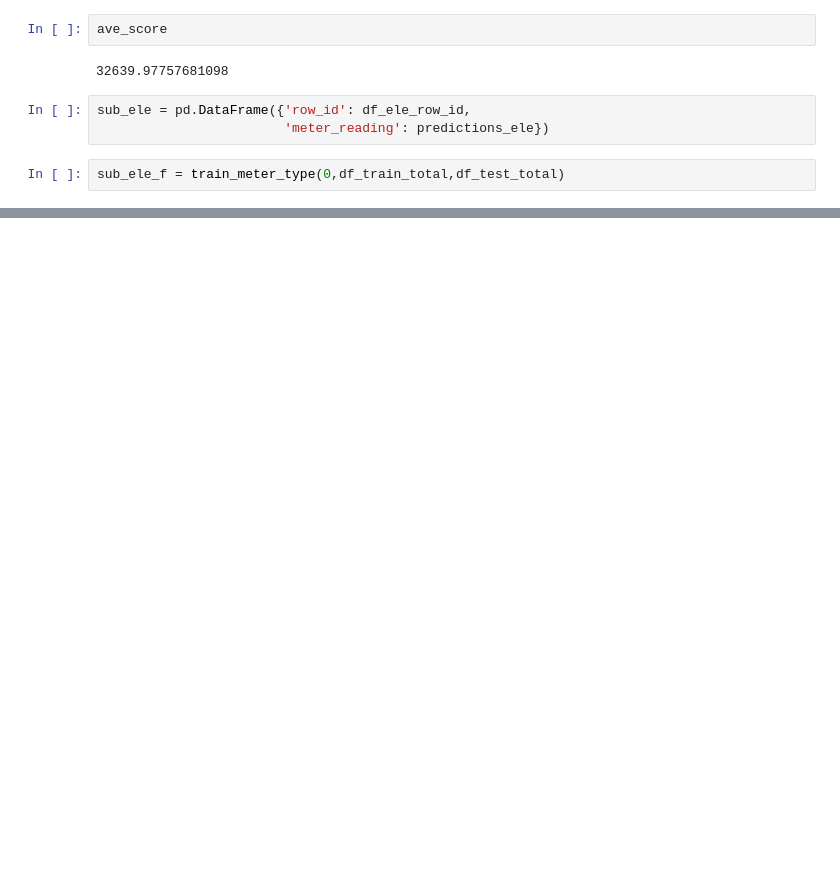
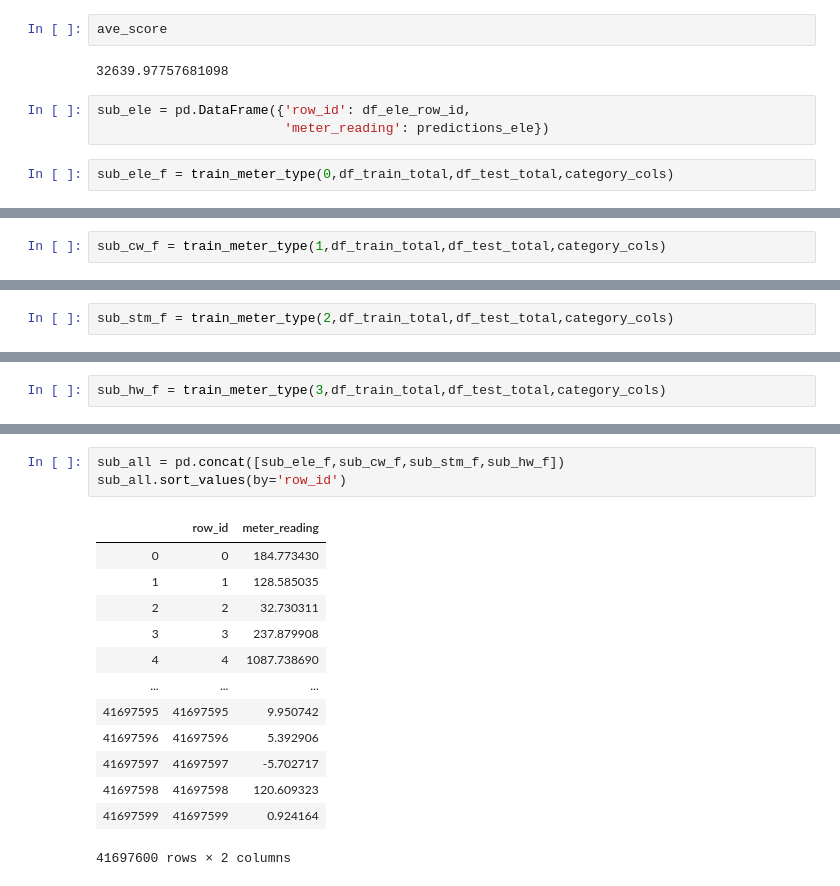
Before and after one commit to haataa/Great_Energy_Predictor, a Jupyter notebook: Baseline.ipynb, the cells around one changed output, grey strips where cells are left out. Saved outputs shown, nothing was run; the diff lists cells and outputs as text; blank space fills up the shorter version.

```diff
--- a/Baseline.ipynb
+++ b/Baseline.ipynb
@@ -178,7 +166,7 @@ ave_score
 sub_ele = pd.DataFrame({'row_id': df_ele_row_id,
                         'meter_reading': predictions_ele})
 # %%
-sub_ele_f = train_meter_type(0,df_train_total,df_test_total)
+sub_ele_f = train_meter_type(0,df_train_total,df_test_total,category_cols)
 # %% [output]
 train model
 Fold 0
@@ -186,0 +189,2 @@ KeyboardInterrupt:
+# %%
+sub_cw_f = train_meter_type(1,df_train_total,df_test_total,category_cols)
@@ -186,0 +210,2 @@ KeyboardInterrupt:
+# %%
+sub_stm_f = train_meter_type(2,df_train_total,df_test_total,category_cols)
@@ -186,0 +231,2 @@ KeyboardInterrupt:
+# %%
+sub_hw_f = train_meter_type(3,df_train_total,df_test_total,category_cols)
@@ -186,0 +252,17 @@ KeyboardInterrupt:
+# %%
+sub_all = pd.concat([sub_ele_f,sub_cw_f,sub_stm_f,sub_hw_f])
+sub_all.sort_values(by='row_id')
+# %% [output]
+|  | row_id | meter_reading |
+| 0 | 0 | 184.773430 |
+| 1 | 1 | 128.585035 |
+| 2 | 2 | 32.730311 |
+| 3 | 3 | 237.879908 |
+| 4 | 4 | 1087.738690 |
+| ... | ... | ... |
+| 41697595 | 41697595 | 9.950742 |
+| 41697596 | 41697596 | 5.392906 |
+| 41697597 | 41697597 | -5.702717 |
+| 41697598 | 41697598 | 120.609323 |
+| 41697599 | 41697599 | 0.924164 |
+41697600 rows × 2 columns
```
Also changed, not shown: parts of 9 cells of this notebook.
